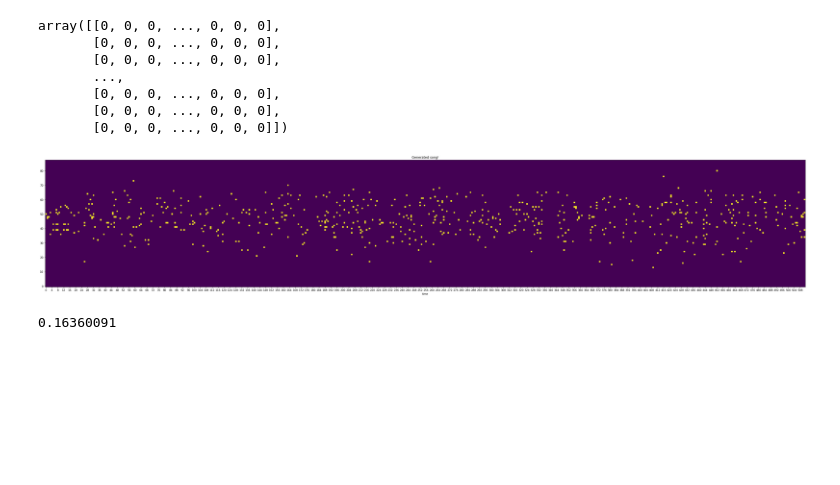
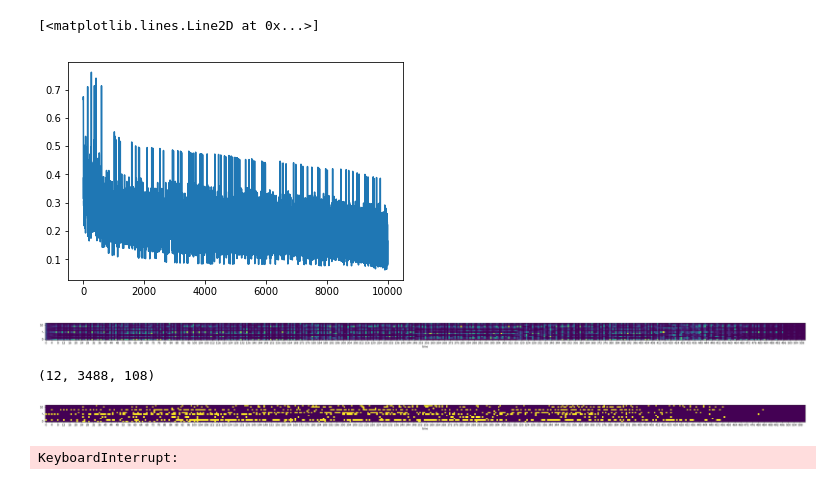
Before and after one commit to FortsAndMills/MusicGeneration, a Jupyter notebook: LSTM real data simple model.ipynb, the cells around one changed output. Drawn from its saved outputs; the diff is of its cells as text; code cells hidden in the pictures; blank space fills up the shorter version.

```diff
--- a/LSTM real data simple model.ipynb
+++ b/LSTM real data simple model.ipynb
@@ -46,8 +47,8 @@ train_op = tf.contrib.layers.optimize_loss(
 init = tf.global_variables_initializer()
 # %%
 # Start training
-config = tf.ConfigProto(log_device_placement=True)  # to output is variable on gpu or cpu
-config.gpu_options.per_process_gpu_memory_fraction = 0.4  # BlasGEMM launch failed error fix (seems like not enopugh memory on gpu)
+config = tf.ConfigProto(log_device_placement=True, device_count = {'GPU': 0})  # to output is variable on gpu or cpu
+config.gpu_options.per_process_gpu_memory_fraction = 0.6  # BlasGEMM launch failed error fix (seems like not enopugh memory on gpu)
 sess = tf.Session(config = config)
 # %%
 # Run the initializer
@@ -115,0 +132,8 @@ gen = songs[179][:16]
+# %%
+import matplotlib.pyplot as plt
+%matplotlib inline
+
+plt.plot(losses)
+# %% [output]
+[<matplotlib.lines.Line2D at 0x...>]
+[figure, added]
@@ -115,0 +225,4 @@ gen = songs[179][:16]
+# %%
+drawNotes(probas[0])
+# %% [output]
+[figure, added]
@@ -115,0 +243,4 @@ gen = songs[179][:16]
+# %%
+hsongs[79].shape
+# %% [output]
+(12, 3488, 108)
@@ -121,11 +254 @@ while len(gen) < 512:
     gen = np.vstack([gen, res])
-# %%
-gen
-# %% [output]
-array([[0, 0, 0, ..., 0, 0, 0],
-       [0, 0, 0, ..., 0, 0, 0],
-       [0, 0, 0, ..., 0, 0, 0],
-       ...,
-       [0, 0, 0, ..., 0, 0, 0],
-       [0, 0, 0, ..., 0, 0, 0],
-       [0, 0, 0, ..., 0, 0, 0]])
@@ -216,4 +255,4 @@ res = MySong(gen)
-# %%
-drawSong(res)
-# %% [output]
-[figure, removed]
+# %%
+drawNotes(gen)
+# %% [output]
+[figure, added]
@@ -220,2 +264,4 @@ drawSong(res)
 # %%
-res.play()
+ms.play()
+# %% [output]
+KeyboardInterrupt:
@@ -224,4 +267,0 @@ probas = sess.run(tf.sigmoid(ans), feed_dict={X: transform(gen)[None]})
-# %%
-probas.max()
-# %% [output]
-0.16360091
```
Also changed, not shown: parts of 20 cells of this notebook, 1 other file.
